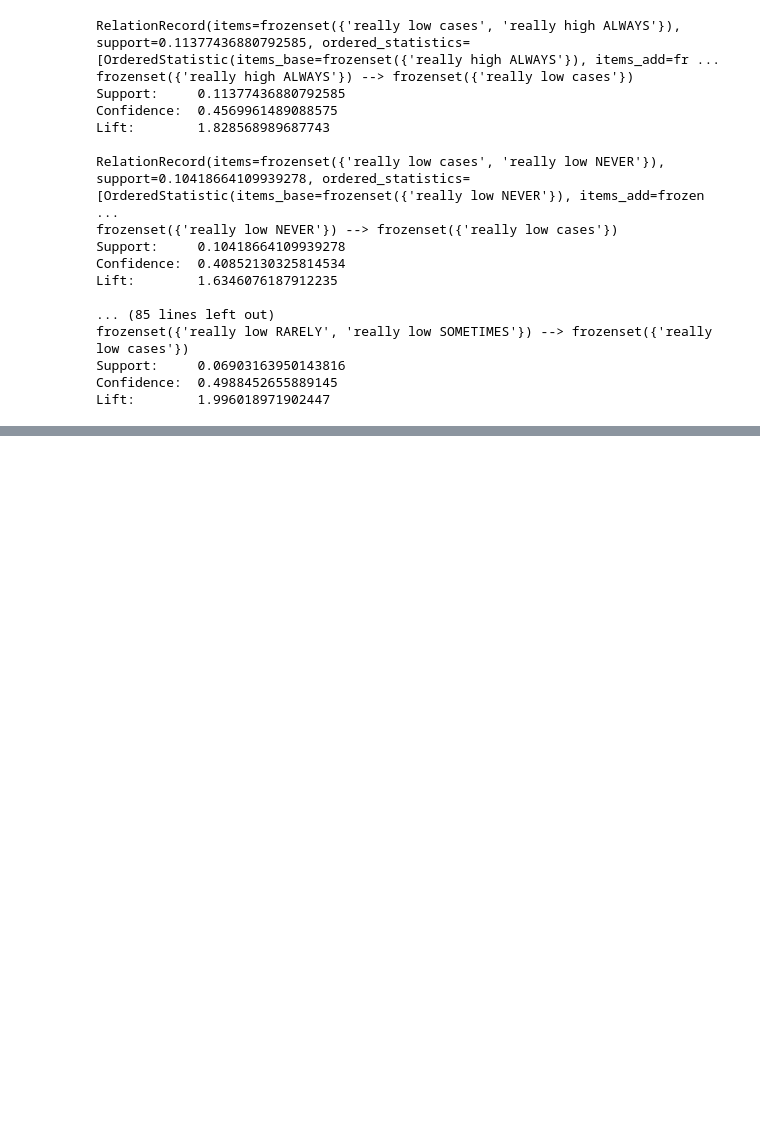
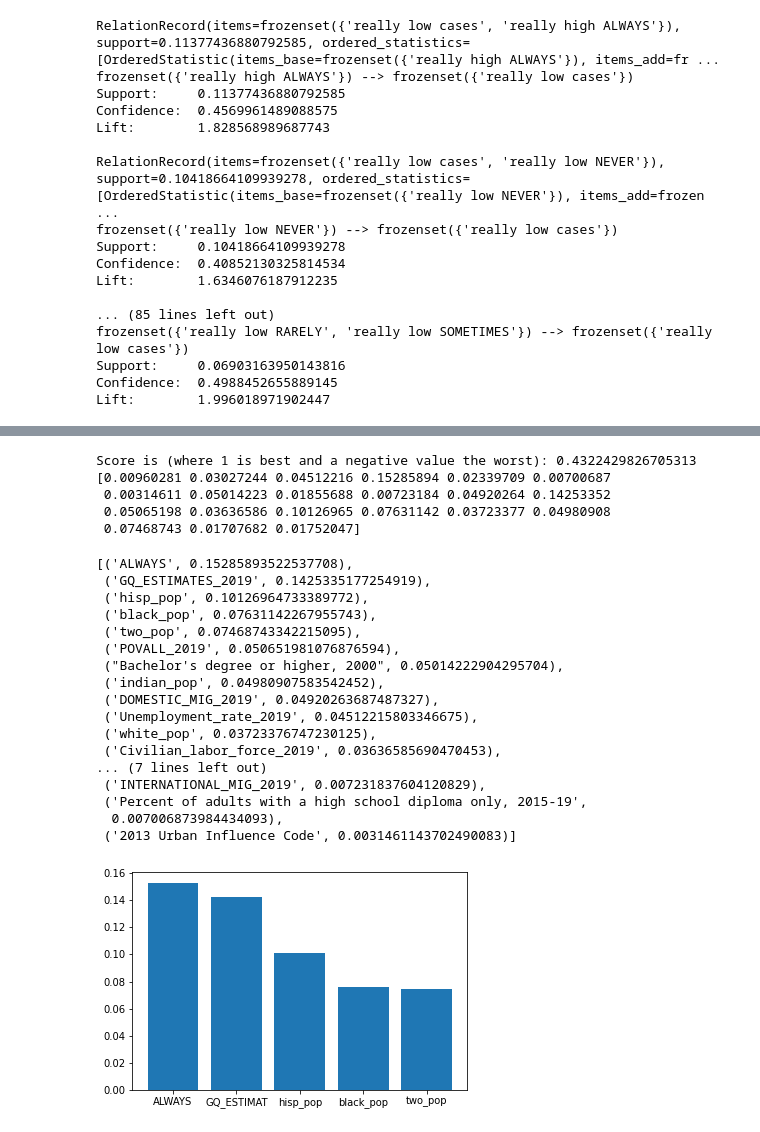
Before and after one commit to rupaltotale/CovidData, a Jupyter notebook: Covid_Spread_Analysis.ipynb, the cells around one changed output, grey strips where cells are left out. Saved outputs shown, nothing was run; the diff lists cells and outputs as text; code cells hidden in the pictures; blank space fills up the shorter version.

```diff
--- a/Covid_Spread_Analysis.ipynb
+++ b/Covid_Spread_Analysis.ipynb
@@ -865,7 +901,8 @@ df_all[factors].head()
 # %%
 # Normalize data to be independent of population size
-for factor in ["deaths", "cases", "Bachelor's degree or higher, 2000", "R_death_2019",
+for factor in ["Median_Household_Income_2019",
+               "deaths", "cases", "Bachelor's degree or higher, 2000", "R_death_2019",
                "POVALL_2019", "Civilian_labor_force_2019",
                "hisp_pop", "black_pop", "white_pop", "Medicare enrollees (2014)"]:
-  df_all[factor] = df_all[factor] / df_all["POP_ESTIMATE_2019"]
+  df_all[factor] = df_all[factor] / df_all["POP_ESTIMATE_2019"] * 100000
 df_all[factors].head()
@@ -1057,0 +1434,43 @@ print_rules(association_results, "really high cases")
+# %%
+reg = GradientBoostingRegressor(random_state=0)
+reg.fit(X_train, y_train)
+reg.predict(X_test)
+
+print("Score is (where 1 is best and a negative value the worst):", reg.score(X_test, y_test))
+print(reg.feature_importances_)
+# %% [output]
+Score is (where 1 is best and a negative value the worst): 0.4322429826705313
+[0.00960281 0.03027244 0.04512216 0.15285894 0.02339709 0.00700687
+ 0.00314611 0.05014223 0.01855688 0.00723184 0.04920264 0.14253352
+ 0.05065198 0.03636586 0.10126965 0.07631142 0.03723377 0.04980908
+ 0.07468743 0.01707682 0.01752047]
+# %%
+feats = {} # a dict to hold feature_name: feature_importance
+for feature, importance in zip(X_train.columns, reg.feature_importances_):
+    feats[feature] = importance
+sorted_importances = sorted(feats.items(), key=lambda x: x[1], reverse=True)
+pprint(sorted_importances)
+sorted_importances = sorted_importances[:min(5, len(feats))]
+keys = [i[0][:10] for i in sorted_importances]
+values = [i[1] for i in sorted_importances]
+plt.bar(keys, values)
+plt.show()
+# %% [output]
+[('ALWAYS', 0.15285893522537708),
+ ('GQ_ESTIMATES_2019', 0.1425335177254919),
+ ('hisp_pop', 0.10126964733389772),
+ ('black_pop', 0.07631142267955743),
+ ('two_pop', 0.07468743342215095),
+ ('POVALL_2019', 0.050651981076876594),
+ ("Bachelor's degree or higher, 2000", 0.05014222904295704),
+ ('indian_pop', 0.04980907583542452),
+ ('DOMESTIC_MIG_2019', 0.04920263687487327),
+ ('Unemployment_rate_2019', 0.04512215803346675),
+ ('white_pop', 0.03723376747230125),
+ ('Civilian_labor_force_2019', 0.03636585690470453),
+... (7 lines left out)
+ ('INTERNATIONAL_MIG_2019', 0.007231837604120829),
+ ('Percent of adults with a high school diploma only, 2015-19',
+  0.007006873984434093),
+ ('2013 Urban Influence Code', 0.0031461143702490083)]
+[figure, added]
```
Also changed, not shown: parts of 37 cells of this notebook.
